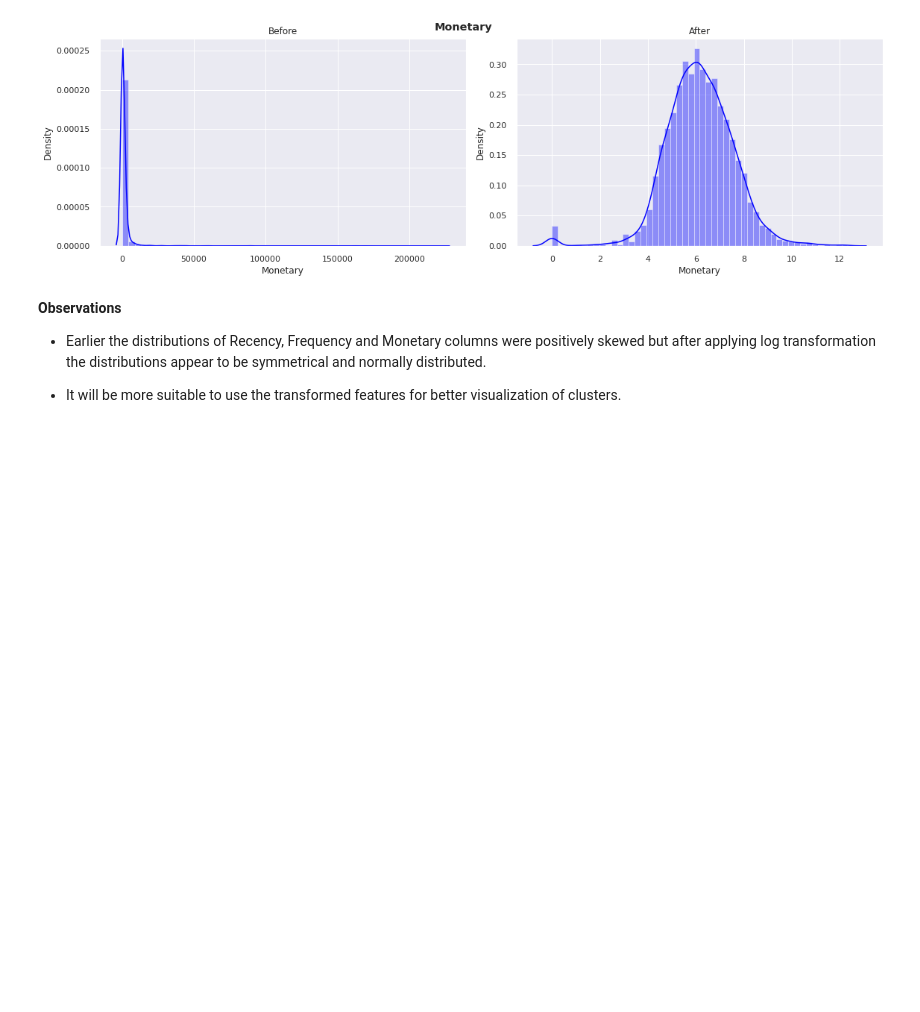
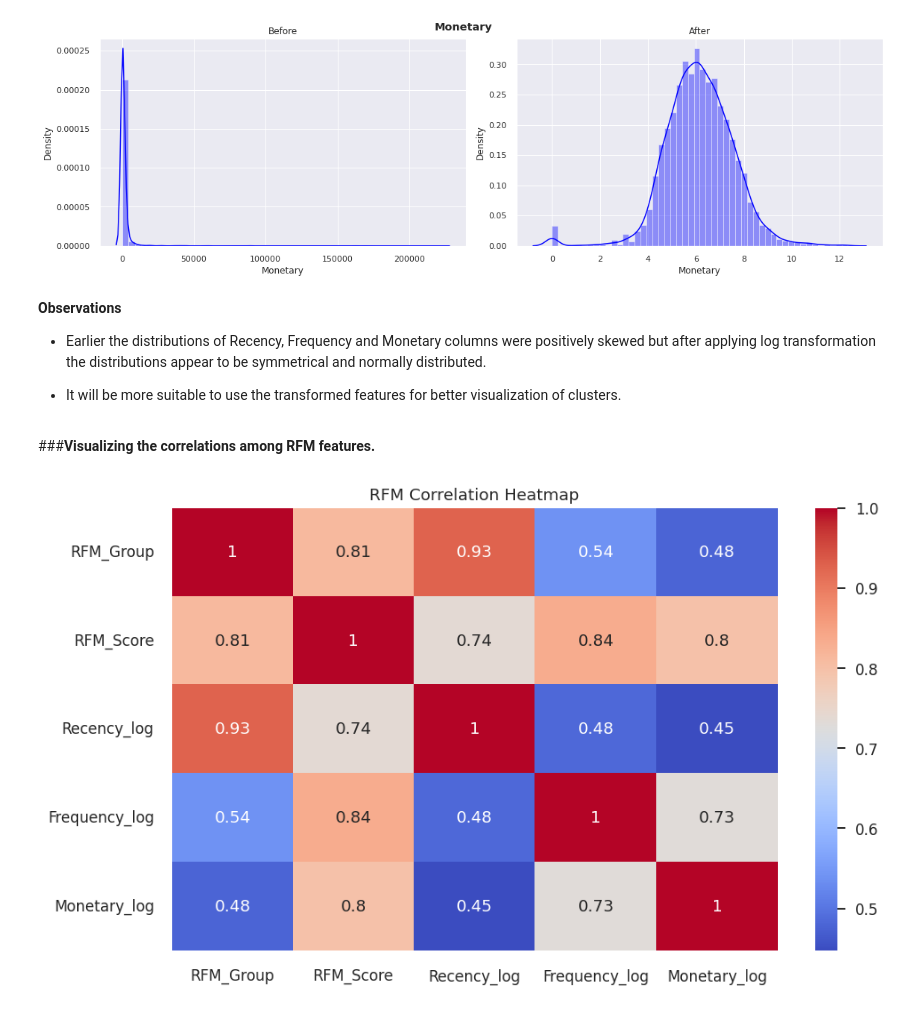
Before and after one commit to Kousikdutta1/Online-Retail-Customer-Segmentation, a Jupyter notebook: Kousik_Dutta_Online_Retail_Customer_Segmentation_Capstone_Project.ipynb, the cells around one changed output. Saved outputs shown, nothing was run; the diff lists cells and outputs as text; code cells hidden in the pictures; blank space fills up the shorter version.

```diff
--- a/Kousik_Dutta_Online_Retail_Customer_Segmentation_Capstone_Project.ipynb
+++ b/Kousik_Dutta_Online_Retail_Customer_Segmentation_Capstone_Project.ipynb
@@ -961,3 +961,14 @@ for column in target_column :
 * Earlier the distributions of Recency, Frequency and Monetary columns were positively skewed but after applying log transformation the distributions appear to be symmetrical and normally distributed.
 
 * It will be more suitable to use the transformed features for better visualization of clusters.
+# %% [markdown]
+###**Visualizing the correlations among RFM features.**
+# %%
+rfm_coll = ["RFM_Group",	"RFM_Score", "Recency_log",	"Frequency_log",	"Monetary_log"]
+
+plt.figure(figsize = (10,6), dpi = 110)
+sns.heatmap(abs(rfm_df[rfm_coll].corr()), annot = True, cmap = 'coolwarm')
+plt.title ('RFM Correlation Heatmap')
+plt.show()
+# %% [output]
+[figure, added]
```
Also changed, not shown: parts of 11 cells of this notebook.
